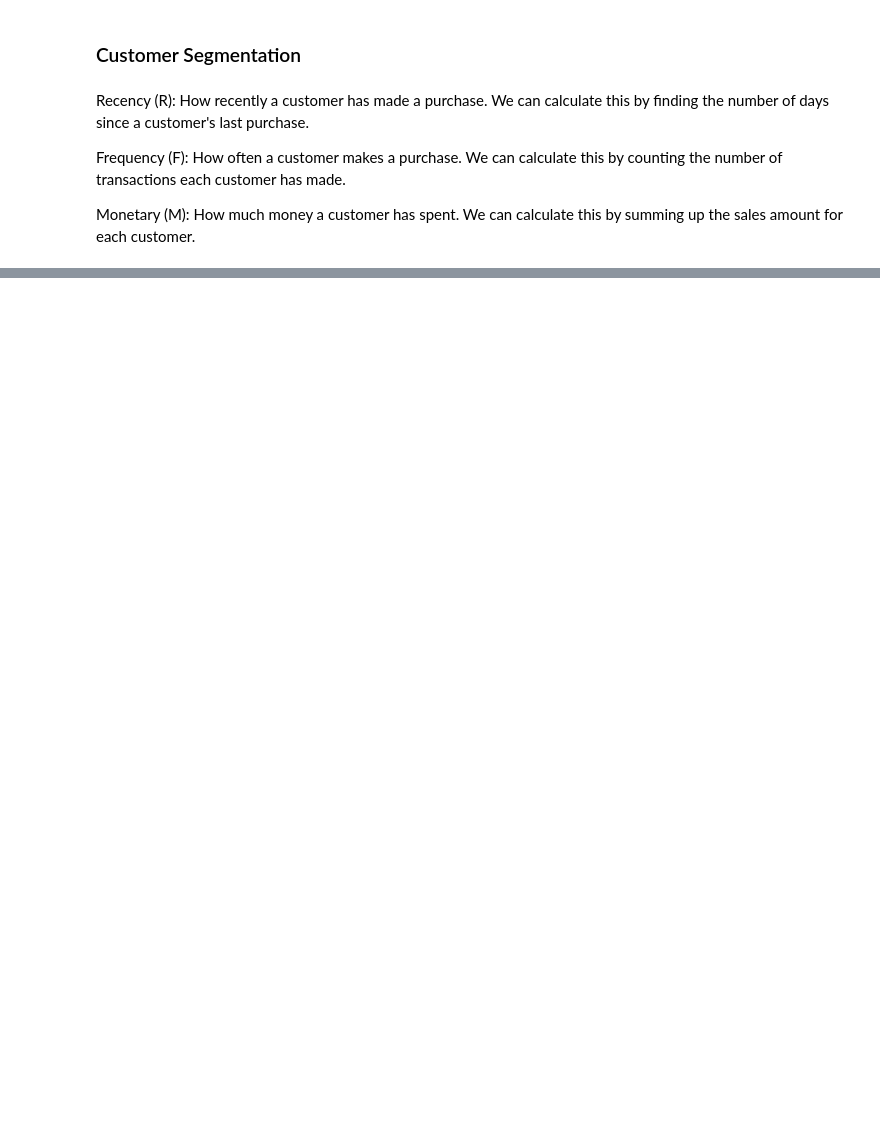
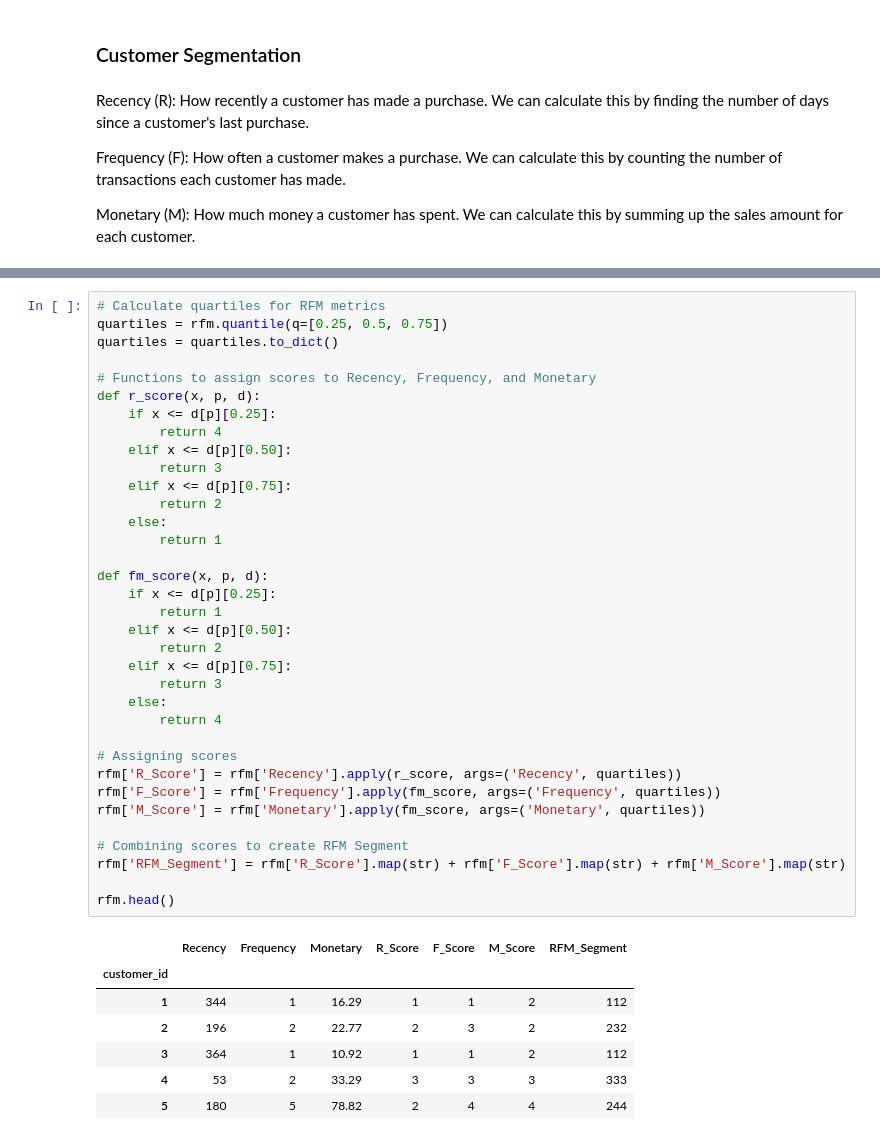
Before and after one commit to jtprado/capstone, a Jupyter notebook: main.ipynb, the cells around one changed output, grey strips where cells are left out. Saved outputs shown, nothing was run; the diff lists cells and outputs as text; blank space fills up the shorter version.

```diff
--- a/main.ipynb
+++ b/main.ipynb
@@ -253,0 +184,43 @@ AttributeError: 'numpy.int64' object has no attribute 'days'
+# %%
+# Calculate quartiles for RFM metrics
+quartiles = rfm.quantile(q=[0.25, 0.5, 0.75])
+quartiles = quartiles.to_dict()
+
+# Functions to assign scores to Recency, Frequency, and Monetary
+def r_score(x, p, d):
+    if x <= d[p][0.25]:
+        return 4
+    elif x <= d[p][0.50]:
+        return 3
+    elif x <= d[p][0.75]:
+        return 2
+    else:
+        return 1
+
+def fm_score(x, p, d):
+    if x <= d[p][0.25]:
+        return 1
+    elif x <= d[p][0.50]:
+        return 2
+    elif x <= d[p][0.75]:
+        return 3
+    else:
+        return 4
+
+# Assigning scores
+rfm['R_Score'] = rfm['Recency'].apply(r_score, args=('Recency', quartiles))
+rfm['F_Score'] = rfm['Frequency'].apply(fm_score, args=('Frequency', quartiles))
+rfm['M_Score'] = rfm['Monetary'].apply(fm_score, args=('Monetary', quartiles))
+
+# Combining scores to create RFM Segment
+rfm['RFM_Segment'] = rfm['R_Score'].map(str) + rfm['F_Score'].map(str) + rfm['M_Score'].map(str)
+
+rfm.head()
+# %% [output]
+|  | Recency | Frequency | Monetary | R_Score | F_Score | M_Score | RFM_Segment |
+| customer_id |  |  |  |  |  |  |  |
+| 1 | 344 | 1 | 16.29 | 1 | 1 | 2 | 112 |
+| 2 | 196 | 2 | 22.77 | 2 | 3 | 2 | 232 |
+| 3 | 364 | 1 | 10.92 | 1 | 1 | 2 | 112 |
+| 4 | 53 | 2 | 33.29 | 3 | 3 | 3 | 333 |
+| 5 | 180 | 5 | 78.82 | 2 | 4 | 4 | 244 |
```
Also changed, not shown: parts of 16 cells of this notebook, 1 other file.
